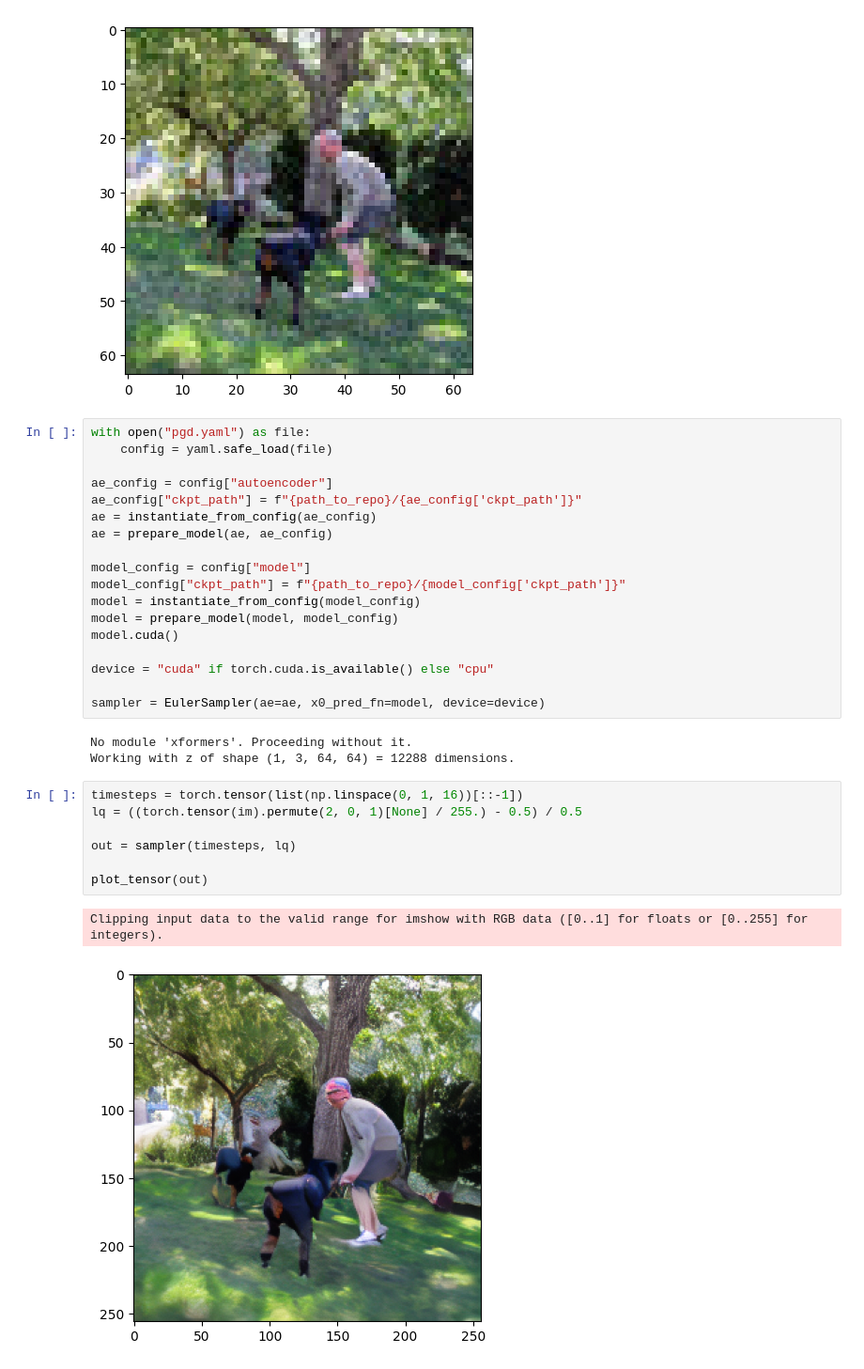
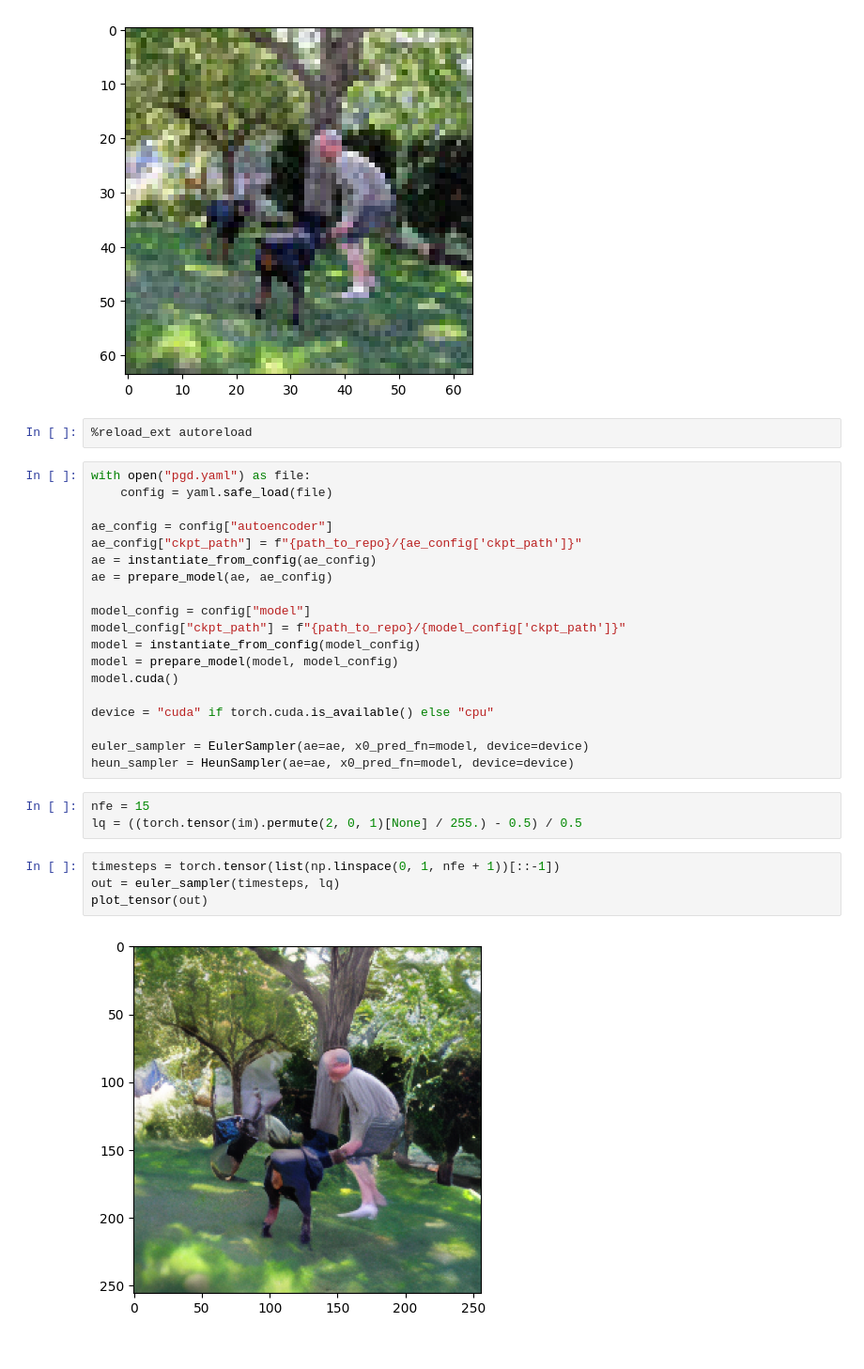
Before and after one commit to daniil-shlenskii/resshift-continuous-in-time, a Jupyter notebook: playground/pgd.ipynb, the cells around one changed output. Shown at 94% size. Saved outputs shown, nothing was run; the diff lists cells and outputs as text.

```diff
--- a/playground/pgd.ipynb
+++ b/playground/pgd.ipynb
@@ -28,6 +31,8 @@ plt.imshow(im)
 # %% [output]
 <matplotlib.image.AxesImage at 0x...>
 [figure]
+# %%
+%reload_ext autoreload
 # %%
 with open("pgd.yaml") as file:
     config = yaml.safe_load(file)
@@ -45,17 +50,14 @@ model.cuda()
 
 device = "cuda" if torch.cuda.is_available() else "cpu"
 
-sampler = EulerSampler(ae=ae, x0_pred_fn=model, device=device)
+euler_sampler = EulerSampler(ae=ae, x0_pred_fn=model, device=device)
+heun_sampler = HeunSampler(ae=ae, x0_pred_fn=model, device=device)
-# %% [output]
-No module 'xformers'. Proceeding without it.
-Working with z of shape (1, 3, 64, 64) = 12288 dimensions.
+# %%
+nfe = 15
+lq = ((torch.tensor(im).permute(2, 0, 1)[None] / 255.) - 0.5) / 0.5
 # %%
-timesteps = torch.tensor(list(np.linspace(0, 1, 16))[::-1])
-lq = ((torch.tensor(im).permute(2, 0, 1)[None] / 255.) - 0.5) / 0.5
-
-out = sampler(timesteps, lq)
-
+timesteps = torch.tensor(list(np.linspace(0, 1, nfe + 1))[::-1])
+out = euler_sampler(timesteps, lq)
 plot_tensor(out)
 # %% [output]
-Clipping input data to the valid range for imshow with RGB data ([0..1] for floats or [0..255] for integers).
-[figure, old version]
+[figure, new version]
```
Also changed, not shown: parts of 3 cells of this notebook.
